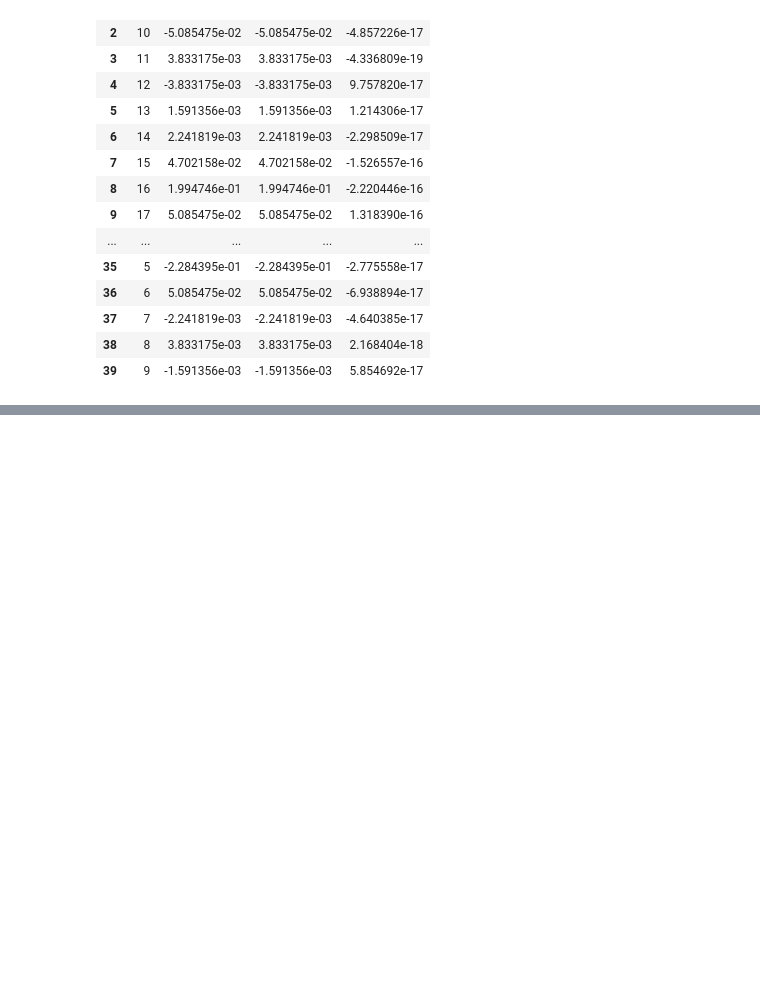
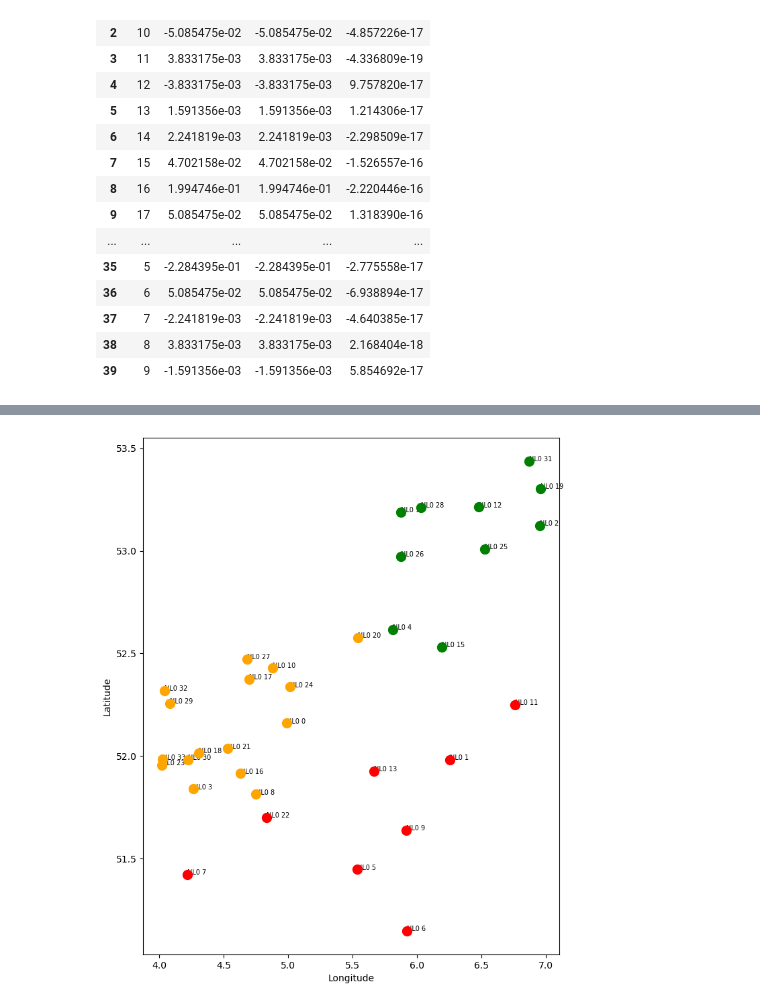
Before and after one commit to alexhtn163/locational-signals-cm, a Jupyter notebook: data/nl34-ptdf.ipynb, the cells around one changed output, grey strips where cells are left out. Cells and saved outputs as stored; diff of their text form; code cells hidden in the pictures; blank space fills up the shorter version.

```diff
--- a/data/nl34-ptdf.ipynb
+++ b/data/nl34-ptdf.ipynb
@@ -314,0 +341,20 @@ Max absolute difference: 1.979552991012258e-15
+# %%
+# Plot buses colored by zone on a map
+colors_map = {1: 'orange', 2: 'green', 3: 'red', 4: 'blue'}
+zone_labels = fcluster(Z, t=3, criterion='maxclust')
+
+plt.figure(figsize=(8, 10))
+for i, (_, bus) in enumerate(buses.iterrows()):
+    if bus["name"] in bus_names:
+        idx = list(bus_names).index(bus["name"])
+        plt.scatter(b_raw.loc[b_raw["name"] == bus["name"], "x"],
+                    b_raw.loc[b_raw["name"] == bus["name"], "y"],
+                    c=colors_map[zone_labels[idx]], s=100, zorder=5)
+        plt.annotate(bus["name"], (b_raw.loc[b_raw["name"] == bus["name"], "x"].values[0],
+                                   b_raw.loc[b_raw["name"] == bus["name"], "y"].values[0]), fontsize=7)
+
+plt.xlabel("Longitude")
+plt.ylabel("Latitude")
+plt.show()
+# %% [output]
+[figure, added]
```
Also changed, not shown: parts of 8 cells of this notebook, 35 other files.
